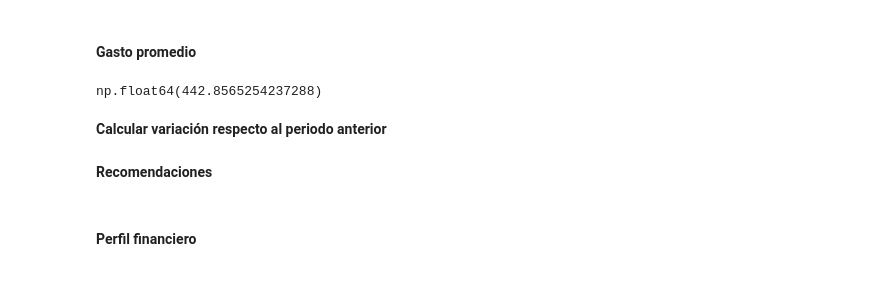
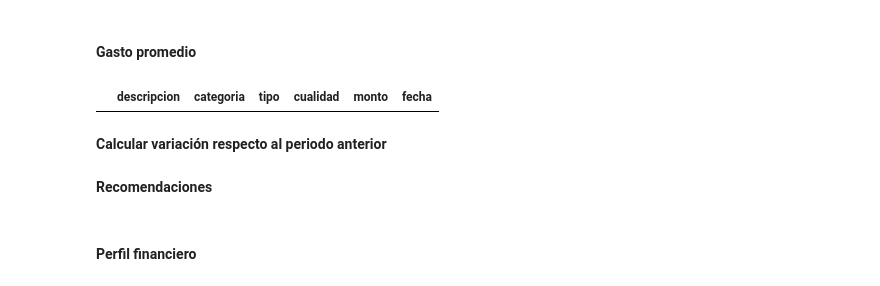
Before and after one commit to No-Country-simulation/G9-LATAM-Team71, a Jupyter notebook: data-science/Finance_AI_Asistente_Inteligente_de_Salud_Financiera.ipynb, the cells around one changed output. Saved outputs shown, nothing was run; the diff lists cells and outputs as text; code cells hidden in the pictures.

```diff
--- a/data-science/Finance_AI_Asistente_Inteligente_de_Salud_Financiera.ipynb
+++ b/data-science/Finance_AI_Asistente_Inteligente_de_Salud_Financiera.ipynb
@@ -365,6 +363,6 @@ El análisis financiero se evaluaran los siguientes indicadores, intentando cubr
 Además de mostrar una comparativa al periodo anterior
 # %%
 # Variables usadas
-fecha_inicio = pd.Timestamp.today().normalize() - pd.Timedelta(days = 50)
-fecha_fin = pd.Timestamp.today().normalize()
+fecha_inicio = pd.Timestamp.today().normalize() - pd.Timedelta(days = 30)
+fecha_fin = pd.Timestamp("2026-08-10")
 fecha_inicio_analisis = fecha_fin - pd.Timedelta(days = 30)
@@ -533,8 +540,10 @@ gasto_promedio_controlable_anterior = gastos_controlables.monto.mean()
 
 # gasto promedio general
 gasto_promedio_anterior = data_actual[data_actual.tipo == "EGRESO"].monto.mean()
-# %% [output]
-np.float64(442.8565254237288)
+# %%
+data_anterior
+# %% [output]
+|  | descripcion | categoria | tipo | cualidad | monto | fecha |
 # %% [markdown]
 **Calcular variación respecto al periodo anterior**
 # %%
```
Also changed, not shown: parts of 17 cells of this notebook.
